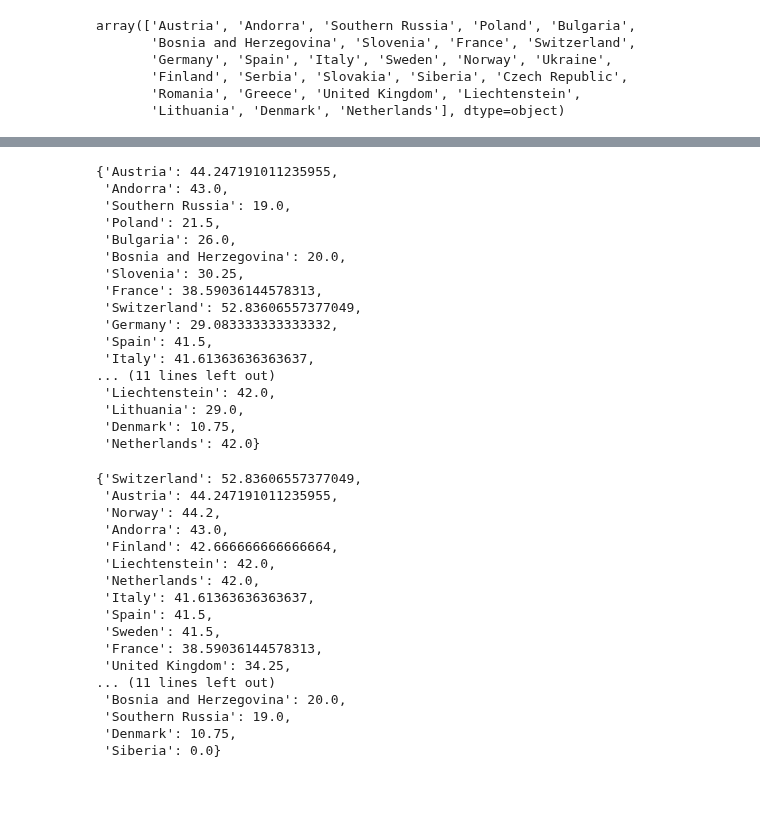
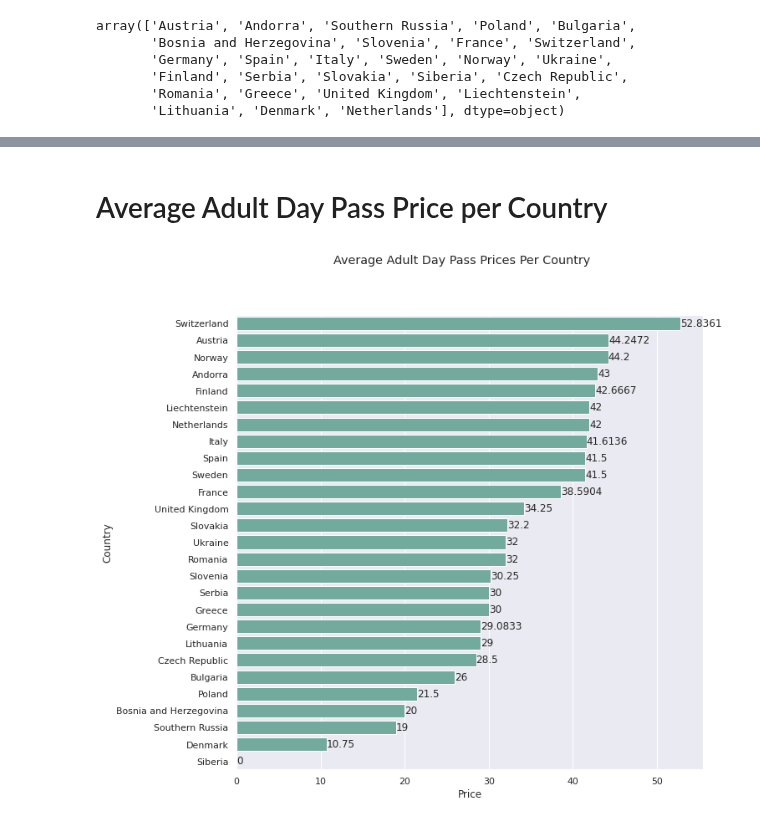
Before and after one commit to nembdev/python_portfolio, a Jupyter notebook: Data Analysis Projects/European Ski Resorts(Pandas)/European Ski Resorts ll.ipynb, the cells around one changed output, grey strips where cells are left out. Saved outputs shown, nothing was run; the diff lists cells and outputs as text; code cells hidden in the pictures; blank space fills up the shorter version.

Commit message:
added hbarplot to showcase day pass prices added pyplot rc styling added seaborn theme

```diff
--- a/Data Analysis Projects/European Ski Resorts(Pandas)/European Ski Resorts ll.ipynb
+++ b/Data Analysis Projects/European Ski Resorts(Pandas)/European Ski Resorts ll.ipynb
@@ -54,8 +54,20 @@ Here we import two industry standards: Pandas & Seaborn
 # %%
 # import numpy as np
 import matplotlib.pyplot as plt
+import matplotlib.style as style
 import pandas as pd
 import seaborn as sns
+
+# additional parameters
+%matplotlib inline
+style.use("ggplot")
+plt.rcParams['figure.figsize'] = [10, 10]
+font = {
+        'size'   : 20}
+
+plt.rc('font', **font)
+
+sns.set_theme()
 # %% [markdown]
 ## Csv Import & Header Fixes
 
@@ -241,62 +213,46 @@ ski_data.head()
+# %% [markdown]
+# Average Adult Day Pass Price per Country
 # %%
 # dict for our results
 avg_price_by_country = {}
 
 # list of all unique countries in our data
 countries = ski_data['country'].unique()
 
 #loop through each in our list
 for country in countries:
     # if the rows matches a country in our list
     # grabs all matching rows
     country_row = ski_data[ski_data["country"] == country]
 
     # calculate the the mean
     mean = country_row['daypass_price_adult'].mean()
 
     # add the min to our results
     avg_price_by_country[country] = mean
 
-# verify
-avg_price_by_country
+# sorted price
+avg_price_by_country = sorted(avg_price_by_country.items(), key=lambda x:x[1], reverse=True)
+
+# convert and verify
+price_country = pd.DataFrame.from_dict(avg_price_by_country)
+price_country.columns = ["Country", "Price"]
+# price_country
+
+
+# seaborn visual
+# container, plot
+fig, ax = plt.subplots()
+# title
+fig.suptitle("Average Adult Day Pass Prices Per Country")
+
+# bar graph
+ax = sns.barplot(x=price_country["Price"],
+            y=price_country["Country"],
+            data=price_country,
+            color='#69b3a2')
+# add values
+for i in ax.containers:
+    ax.bar_label(i,)
 # %% [output]
-{'Austria': 44.247191011235955,
- 'Andorra': 43.0,
- 'Southern Russia': 19.0,
- 'Poland': 21.5,
- 'Bulgaria': 26.0,
- 'Bosnia and Herzegovina': 20.0,
- 'Slovenia': 30.25,
- 'France': 38.59036144578313,
- 'Switzerland': 52.83606557377049,
- 'Germany': 29.083333333333332,
- 'Spain': 41.5,
- 'Italy': 41.61363636363637,
-... (11 lines left out)
- 'Liechtenstein': 42.0,
- 'Lithuania': 29.0,
- 'Denmark': 10.75,
- 'Netherlands': 42.0}
+[figure, added]
-# %%
-# sorted price
-avg_price_by_country = sorted(avg_price_by_country.items(), key=lambda x:x[1], reverse=True)
-sorted_prices = dict(avg_price_by_country)
-sorted_prices
-# %% [output]
-{'Switzerland': 52.83606557377049,
- 'Austria': 44.247191011235955,
- 'Norway': 44.2,
- 'Andorra': 43.0,
- 'Finland': 42.666666666666664,
- 'Liechtenstein': 42.0,
- 'Netherlands': 42.0,
- 'Italy': 41.61363636363637,
- 'Spain': 41.5,
- 'Sweden': 41.5,
- 'France': 38.59036144578313,
- 'United Kingdom': 34.25,
-... (11 lines left out)
- 'Bosnia and Herzegovina': 20.0,
- 'Southern Russia': 19.0,
- 'Denmark': 10.75,
- 'Siberia': 0.0}
```
Also changed, not shown: parts of 8 cells of this notebook.
